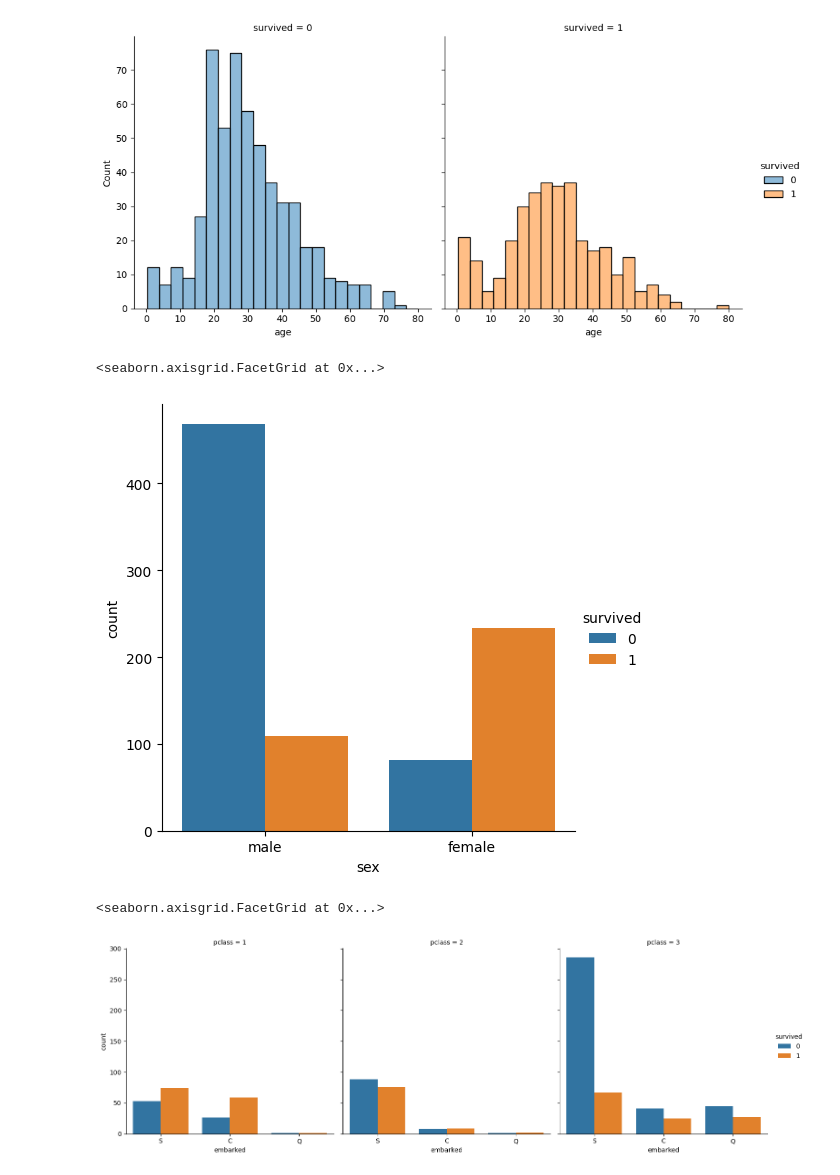
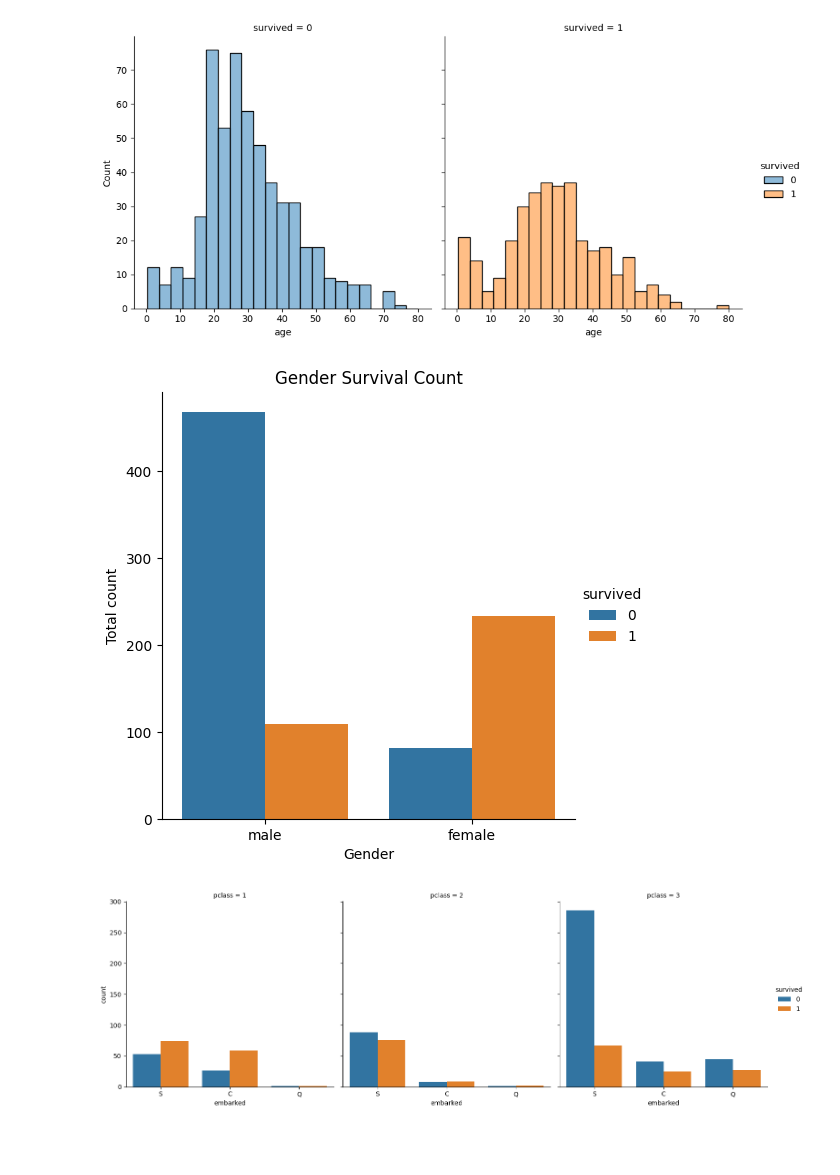
Before and after one commit to JoshAmpofo/python, a Jupyter notebook: ML/Trestle/AI_ML_lab_1.ipynb, the cells around one changed output. Drawn from its saved outputs; the diff is of its cells as text; code cells hidden in the pictures; blank space fills up the shorter version.

```diff
--- a/ML/Trestle/AI_ML_lab_1.ipynb
+++ b/ML/Trestle/AI_ML_lab_1.ipynb
@@ -11,7 +11,4 @@ import numpy as np
 import seaborn as sns
 import matplotlib.pyplot as plt
 
-data = sns.load_dataset('titanic')
+df = sns.load_dataset('titanic')
-# %%
-df = pd.DataFrame(data)
-df
@@ -195,19 +190,22 @@ sns.displot(data=df, x = 'age', hue = 'survived', col = 'survived')
 <seaborn.axisgrid.FacetGrid at 0x...>
 [figure]
 # %%
-# gender with high survival rate
+# survival rate based on gender
 sns.catplot(data=df, x = 'sex', kind = 'count', hue = 'survived')
+plt.title('Gender Survival Count')
+plt.xlabel('Gender')
+plt.ylabel('Total count')
+plt.show()
 # %% [output]
-<seaborn.axisgrid.FacetGrid at 0x...>
-[figure, old version]
+[figure, new version]
 # %%
-# survival against passenger class
+# survival rates based on passenger class
 sns.catplot(data = df, x = 'embarked', kind = 'count', hue = 'survived',
             col = 'pclass')
+plt.show()
 # Embarked column key:
 # C = Cherbough
 # Q = Queenstown
 # S = Southampton
 # %% [output]
-<seaborn.axisgrid.FacetGrid at 0x...>
 [figure]
```
Also changed, not shown: parts of 7 cells of this notebook.
